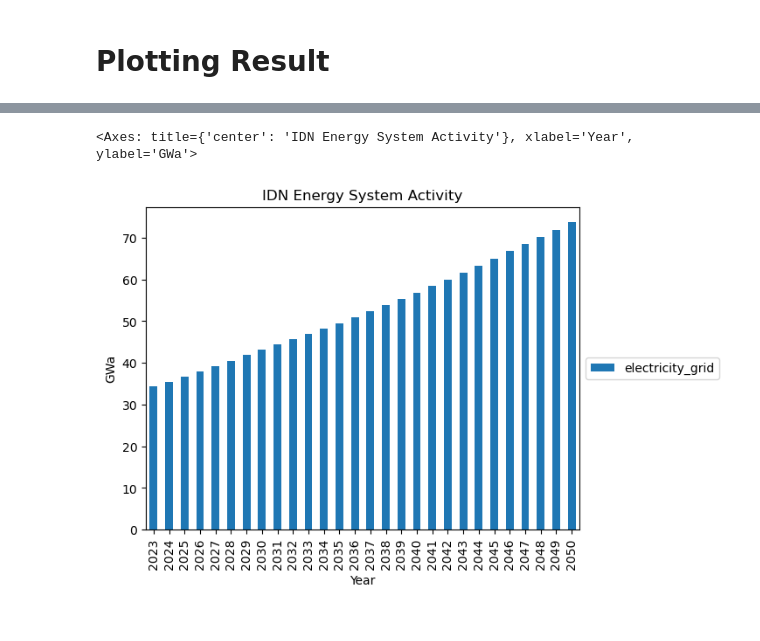
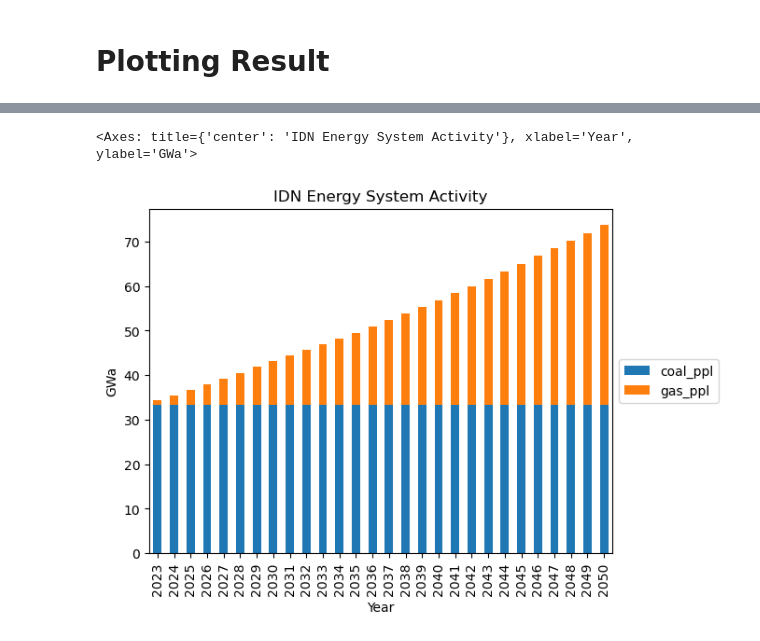
Before and after one commit to itangr31/messageix_indonesia_prototype, a Jupyter notebook: indonesia_baseline.ipynb, the cells around one changed output, grey strips where cells are left out. Saved outputs shown, nothing was run; the diff lists cells and outputs as text; code cells hidden in the pictures.

```diff
--- a/indonesia_baseline.ipynb
+++ b/indonesia_baseline.ipynb
@@ -67,7 +69,7 @@ scenario.add_set('level',['primary','secondary','final','useful'])
 scenario.add_set('technology',all_tec)
 scenario.add_set('mode','standard')
 scenario.add_set('level_resource','primary')
-scenario.add_set('grade','a')
+scenario.add_set('grade',['a_coal','a_gas'])
 # %% [markdown]
 ## Demand Parameter
 # %%
@@ -376,10 +524,16 @@ coal_el_d_his = [
     15.6163242, 16.17271689, 17.42773973, 18.2663242, 19.91929224,
     20.64714612, 21.6847032, 23.4369863
 ]
+
+gas_el_d_his = [
+    4.59, 4.52, 4.67, 5.28, 5.65, 6.20, 6.43, 5.61, 5.97, 6.23, 6.15, 6.53, 5.86, 6.18, 6.70, 5.70, 6.34, 6.38
+    ]
 # %%
-elec_tec = ['coal_ppl','electricity_grid']
+elec_tec = ['coal_ppl','gas_ppl']
+his_act = [coal_el_d_his,gas_el_d_his]
 
-for tec in elec_tec:
+
+for tec,act in zip(elec_tec,his_act):
     df = make_df(
         'historical_activity',
         node_loc=country,
@@ -388,7 +542,7 @@ for tec in elec_tec:
         time='year',
         unit='GWa',
         technology = tec,
-        value = coal_el_d_his
+        value = act
     )
 
     scenario.add_par('historical_activity',df)
@@ -399,16 +553,24 @@ ace_coal_cap_his = [
     9.75, 11.17, 12.01, 12.29, 12.59, 12.98, 16.36, 18.28, 22.34,
     23.64, 25.76, 27.14, 26.81, 31.59, 34.74, 36.67, 37.04, 46.04]
 
-df = make_df(
-    'historical_new_capacity',
-    node_loc = country,
-    year_vtg = historical_horizon,
-    unit = 'GW',
-    technology = 'coal_ppl',
-    value=ace_coal_cap_his
-)
+ace_gas_cap_his = [
+    10.02, 10.78, 10.95, 11.15, 11.22, 11.50, 12.89, 14.00, 14.69, 15.07, 15.28, 16.42, 16.97, 18.93, 19.86, 20.76, 20.98, 20.83
+    ]
 
-scenario.add_par('historical_new_capacity',df)
+his_cap = [ace_coal_cap_his,ace_gas_cap_his]
+
+
+for tec,cap in zip(elec_tec,his_cap):
+    df = make_df(
+        'historical_new_capacity',
+        node_loc = country,
+        year_vtg = historical_horizon,
+        unit = 'GW',
+        technology = tec,
+        value=cap
+    )
+
+    scenario.add_par('historical_new_capacity',df)
 # %% [markdown]
 ## Objective Function
 # %%
@@ -444,11 +606,11 @@ prepare_plots(rep)
 # %% [output]
 [interactive output not drawn]
 # %%
-rep.set_filters(t=["electricity_grid"], ya=model_horizon)
+rep.set_filters(t=["coal_ppl",'gas_ppl'], ya=model_horizon)
 rep.get("plot activity")
 # %% [output]
 <Axes: title={'center': 'IDN Energy System Activity'}, xlabel='Year', ylabel='GWa'>
-[figure, old version]
+[figure, new version]
 # %%
 rep.get('plot capacity')
 # %% [output]
```
Also changed, not shown: parts of 14 cells of this notebook.
